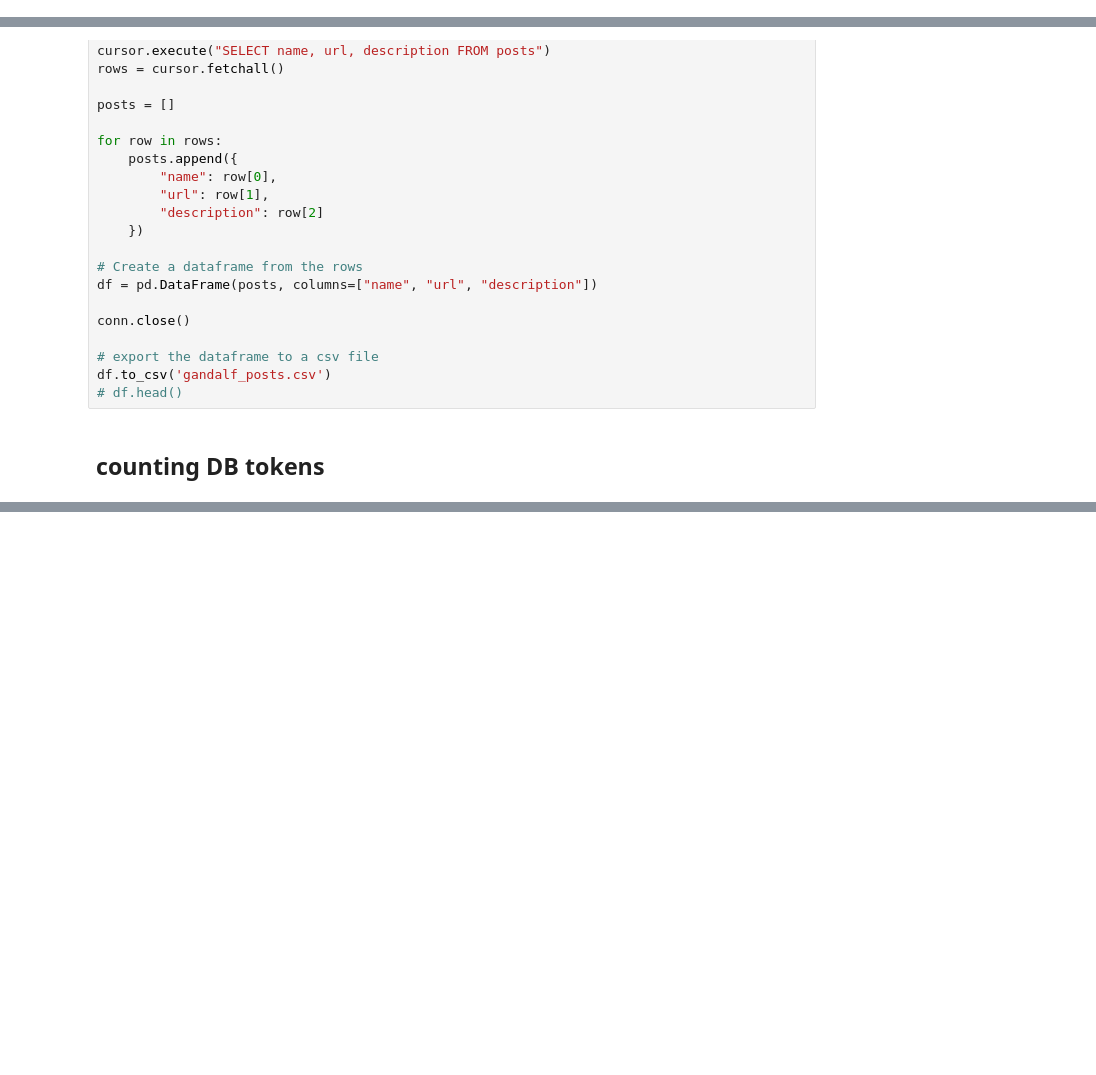
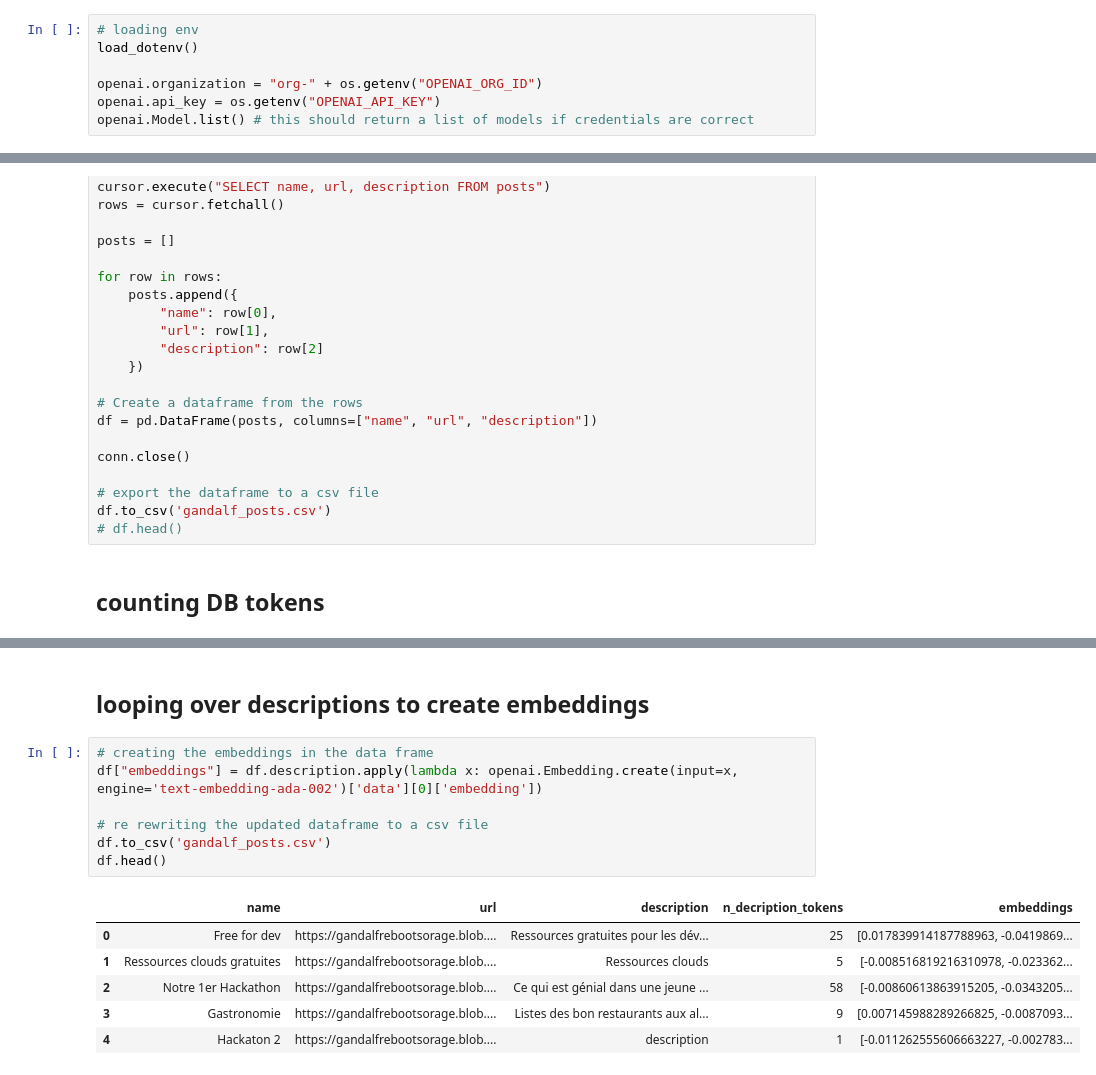
Before and after one commit to reboot-conseil/gandalf-q_and_a-embeddings, a Jupyter notebook: gandalf_q_and_a.ipynb, the cells around one changed output, grey strips where cells are left out. Cells and saved outputs as stored; diff of their text form; blank space fills up the shorter version.

Commit message:
embeddings POC

```diff
--- a/gandalf_q_and_a.ipynb
+++ b/gandalf_q_and_a.ipynb
@@ -17,0 +34,7 @@ True
+# %%
+# loading env
+load_dotenv()
+
+openai.organization = "org-" + os.getenv("OPENAI_ORG_ID")
+openai.api_key = os.getenv("OPENAI_API_KEY")
+openai.Model.list() # this should return a list of models if credentials are correct
@@ -64,3 +105,19 @@ df.n_decription_tokens.hist()
 # %% [output]
 <Axes: >
 [figure]
+# %% [markdown]
+## looping over descriptions to create embeddings
+# %%
+# creating the embeddings in the data frame
+df["embeddings"] = df.description.apply(lambda x: openai.Embedding.create(input=x, engine='text-embedding-ada-002')['data'][0]['embedding'])
+
+# re rewriting the updated dataframe to a csv file
+df.to_csv('gandalf_posts.csv')
+df.head()
+# %% [output]
+|  | name | url | description | n_decription_tokens | embeddings |
+| 0 | Free for dev | https://gandalfrebootsorage.blob.... | Ressources gratuites pour les dév... | 25 | [0.017839914187788963, -0.0419869... |
+| 1 | Ressources clouds gratuites | https://gandalfrebootsorage.blob.... | Ressources clouds | 5 | [-0.008516819216310978, -0.023362... |
+| 2 | Notre 1er Hackathon | https://gandalfrebootsorage.blob.... | Ce qui est génial dans une jeune ... | 58 | [-0.00860613863915205, -0.0343205... |
+| 3 | Gastronomie | https://gandalfrebootsorage.blob.... | Listes des bon restaurants aux al... | 9 | [0.007145988289266825, -0.0087093... |
+| 4 | Hackaton 2 | https://gandalfrebootsorage.blob.... | description | 1 | [-0.011262555606663227, -0.002783... |
```
Also changed, not shown: parts of 12 cells of this notebook, 1 other file.
